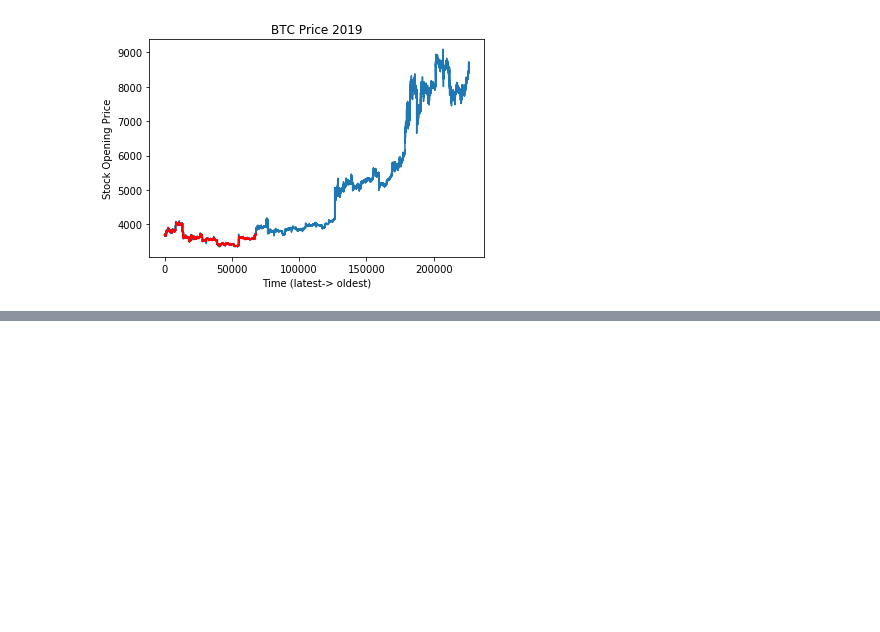
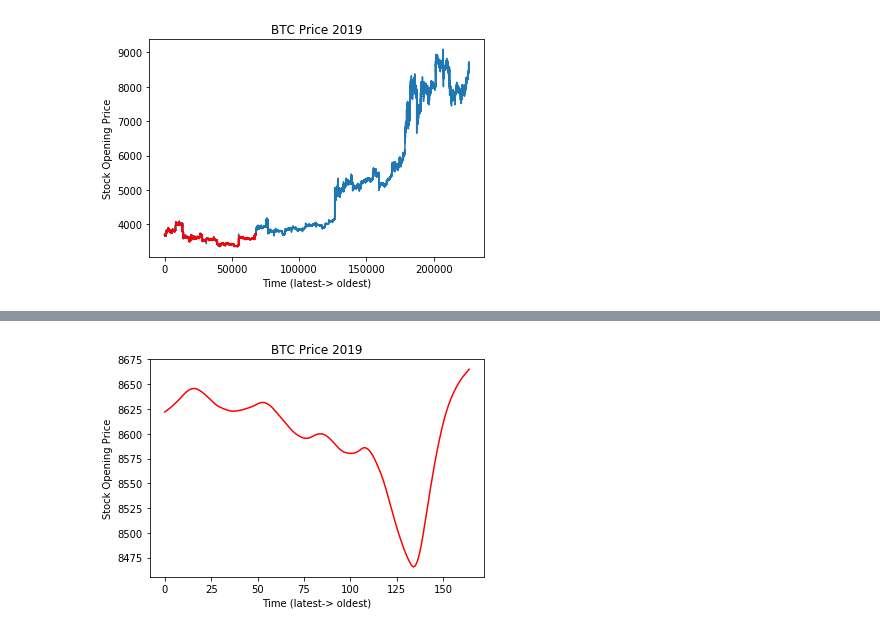
Before and after one commit to micktor/MLBTC, a Jupyter notebook: ML.ipynb, the cells around one changed output, grey strips where cells are left out. Drawn from its saved outputs; the diff is of its cells as text; code cells hidden in the pictures; blank space fills up the shorter version.

```diff
--- a/ML.ipynb
+++ b/ML.ipynb
@@ -207,0 +222,9 @@ plt.show()
+# %%
+# plt.plot(btc1mframe['Close'][20000:-1])
+plt.plot(inv[226000-100:-1], color= 'red')
+plt.title("BTC Price 2019")
+plt.xlabel("Time (latest-> oldest)")
+plt.ylabel("Stock Opening Price")
+plt.show()
+# %% [output]
+[figure, added]
```
Also changed, not shown: parts of 16 cells of this notebook.
